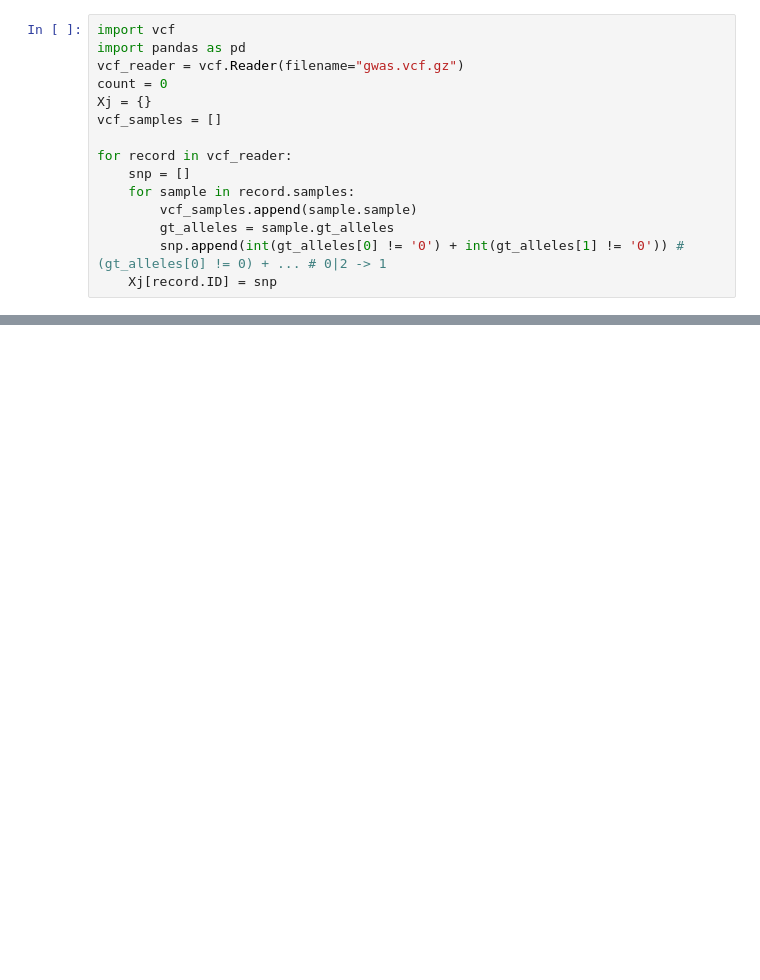
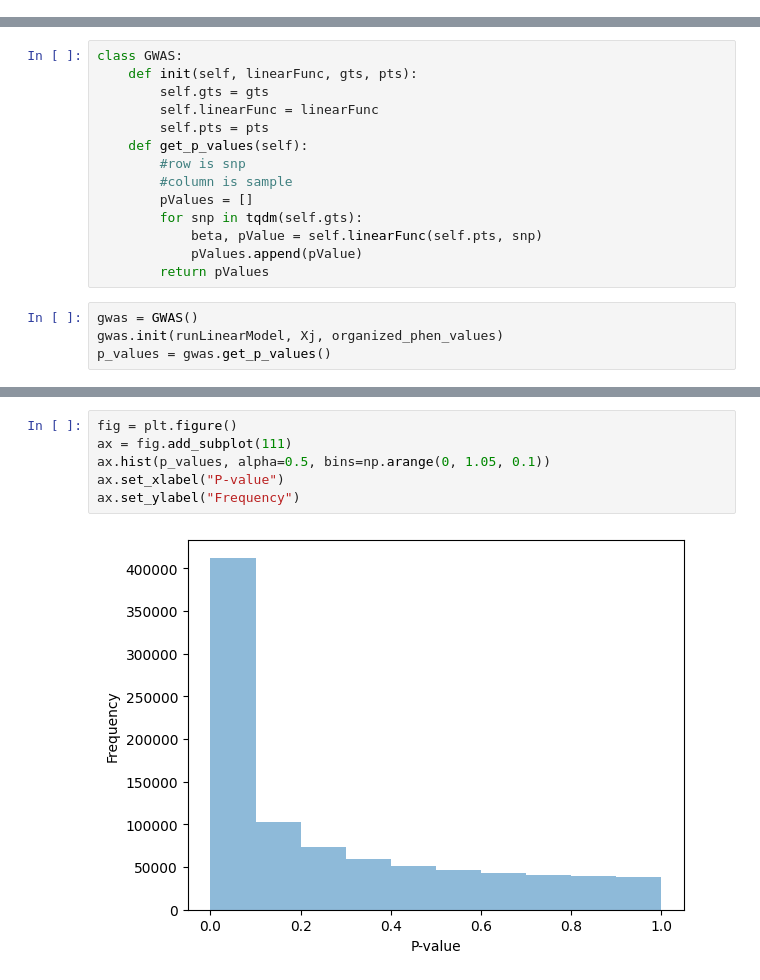
Before and after one commit to mkoelzer1998/Custom_GWAS, a Jupyter notebook: main.ipynb, the cells around one changed output, grey strips where cells are left out. Drawn from its saved outputs; the diff is of its cells as text; blank space fills up the shorter version.

```diff
--- a/main.ipynb
+++ b/main.ipynb
@@ -51,15 +57,0 @@ phen_samples = df[0].to_numpy()
-# %%
-import vcf
-import pandas as pd
-vcf_reader = vcf.Reader(filename="gwas.vcf.gz")
-count = 0
-Xj = {}
-vcf_samples = []
-
-for record in vcf_reader:
-    snp = []
-    for sample in record.samples:
-        vcf_samples.append(sample.sample)
-        gt_alleles = sample.gt_alleles
-        snp.append(int(gt_alleles[0] != '0') + int(gt_alleles[1] != '0')) #(gt_alleles[0] != 0) + ... # 0|2 -> 1
-    Xj[record.ID] = snp
@@ -67,0 +71,18 @@ True
+# %%
+class GWAS:
+    def init(self, linearFunc, gts, pts):
+        self.gts = gts
+        self.linearFunc = linearFunc
+        self.pts = pts
+    def get_p_values(self):
+        #row is snp
+        #column is sample
+        pValues = []
+        for snp in tqdm(self.gts):
+            beta, pValue = self.linearFunc(self.pts, snp)
+            pValues.append(pValue)
+        return pValues
+# %%
+gwas = GWAS()
+gwas.init(runLinearModel, Xj, organized_phen_values)
+p_values = gwas.get_p_values()
@@ -67,0 +124,8 @@ True
+# %%
+fig = plt.figure()
+ax = fig.add_subplot(111)
+ax.hist(p_values, alpha=0.5, bins=np.arange(0, 1.05, 0.1))
+ax.set_xlabel("P-value")
+ax.set_ylabel("Frequency")
+# %% [output]
+[figure, added]
```
Also changed, not shown: parts of 18 cells of this notebook, 3 other files.
